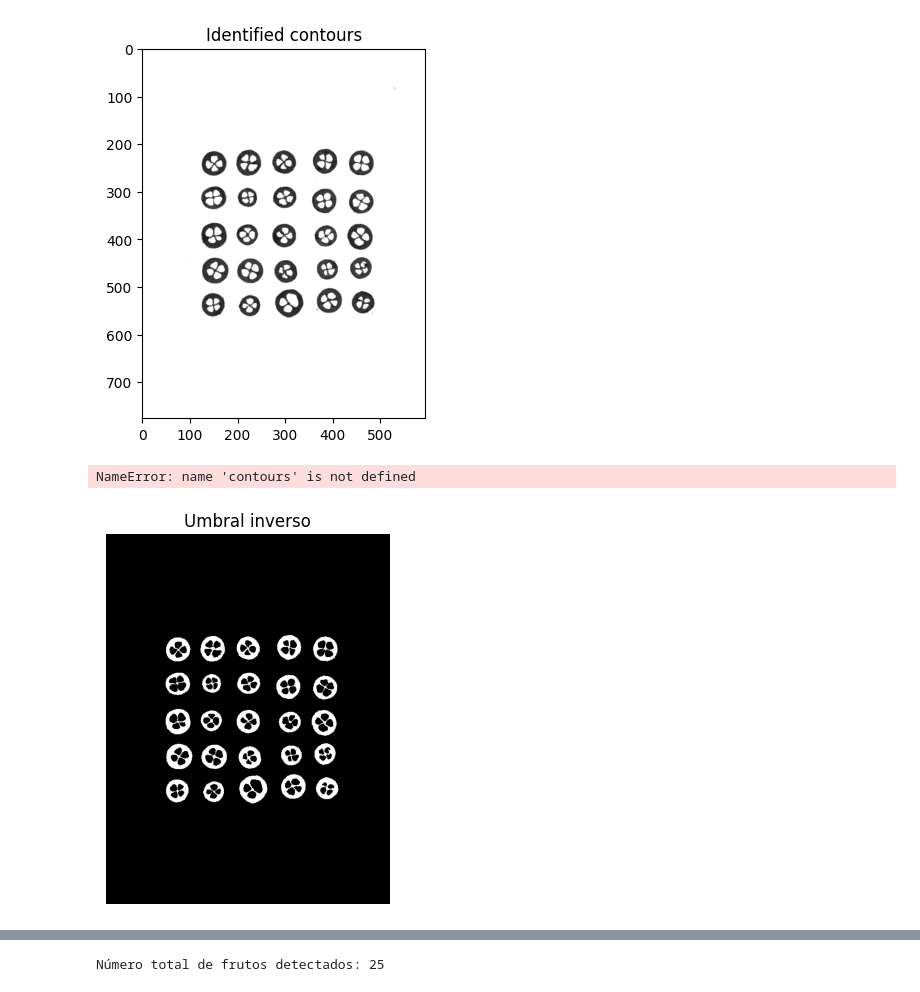
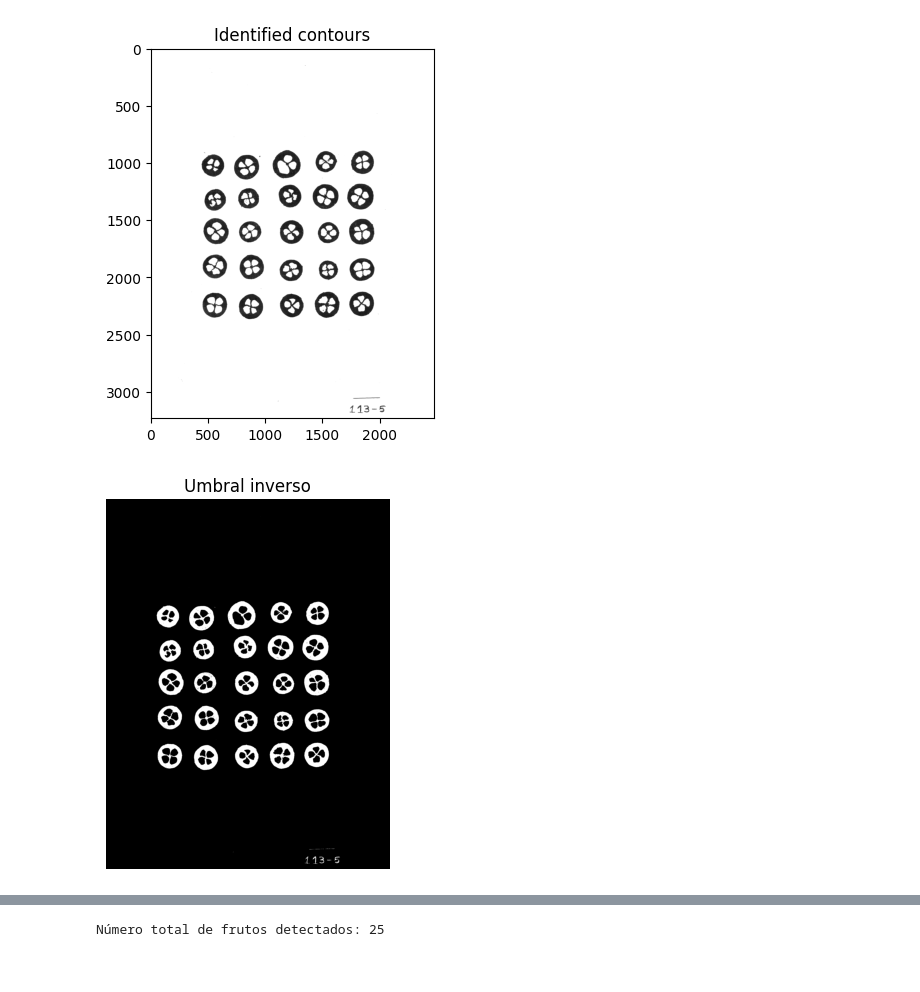
Before and after one commit to mariameraz/CranberryLab, a Jupyter notebook: External_structure/Locules_detection.ipynb, the cells around one changed output, grey strips where cells are left out. Drawn from its saved outputs; the diff is of its cells as text; code cells hidden in the pictures.

```diff
--- a/External_structure/Locules_detection.ipynb
+++ b/External_structure/Locules_detection.ipynb
@@ -13,23 +14,22 @@ for page_number in range(doc.page_count):
     pix.save(f"page_{page_number + 1}.png")
 # %%
 # Read image
-img = cv2.imread('./page_1.png')
+img = cv2.imread('./PDF/Image_Test.jpg')
 gray_img = cv2.cvtColor(img, cv2.COLOR_BGR2GRAY)
 plt.imshow(gray_img, cmap='gray')
 # plt.axis('off') # Quitar bordes?
 plt.title("Identified contours")
 plt.show()
 # %% [output]
-[figure, old version]
+[figure, new version]
-NameError: name 'contours' is not defined
 # %%
 # Pre processing
 #cv2.GaussianBlur(src, ksize, sigmaX[, dst[, sigmaY[, borderType]]])
-blurred = cv2.GaussianBlur(gray_img, (1, 1), 0)
-_, binary = cv2.threshold(blurred, 100, 255, cv2.THRESH_BINARY_INV)
+blurred = cv2.GaussianBlur(gray_img, (3, 3), 0)
+_, binary = cv2.threshold(gray_img, 100, 255, cv2.THRESH_BINARY_INV)
 plt.imshow(binary, cmap='gray')
 plt.title("Umbral inverso")
 plt.axis('off')
 plt.show()
 # %% [output]
-[figure, old version]
+[figure, new version]
```
Also changed, not shown: parts of 7 cells of this notebook, 33 other files.
